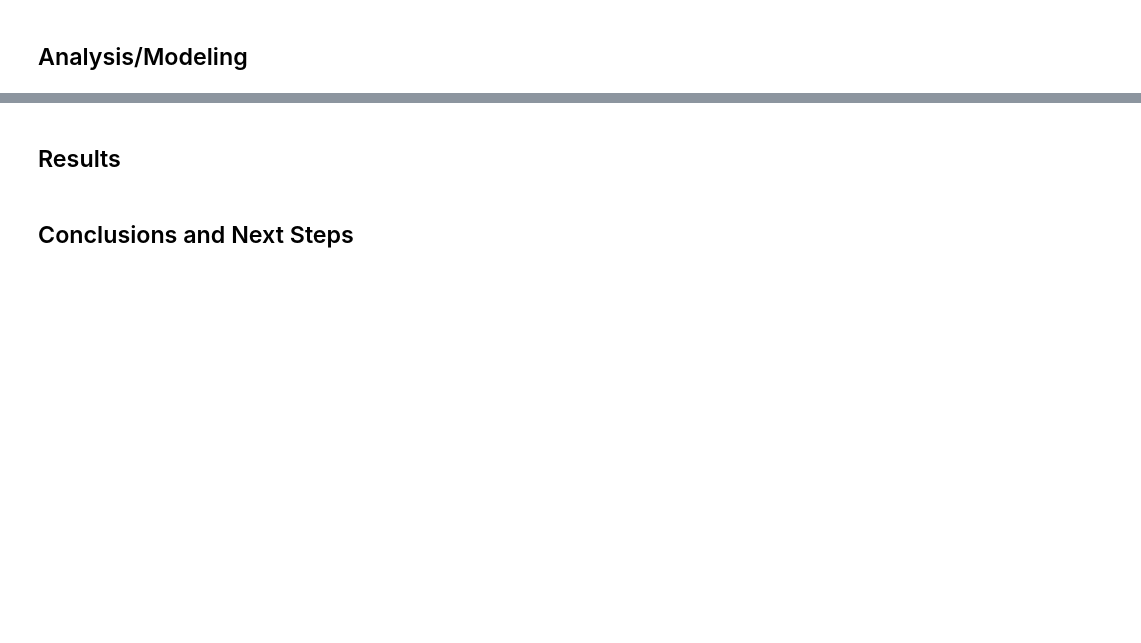
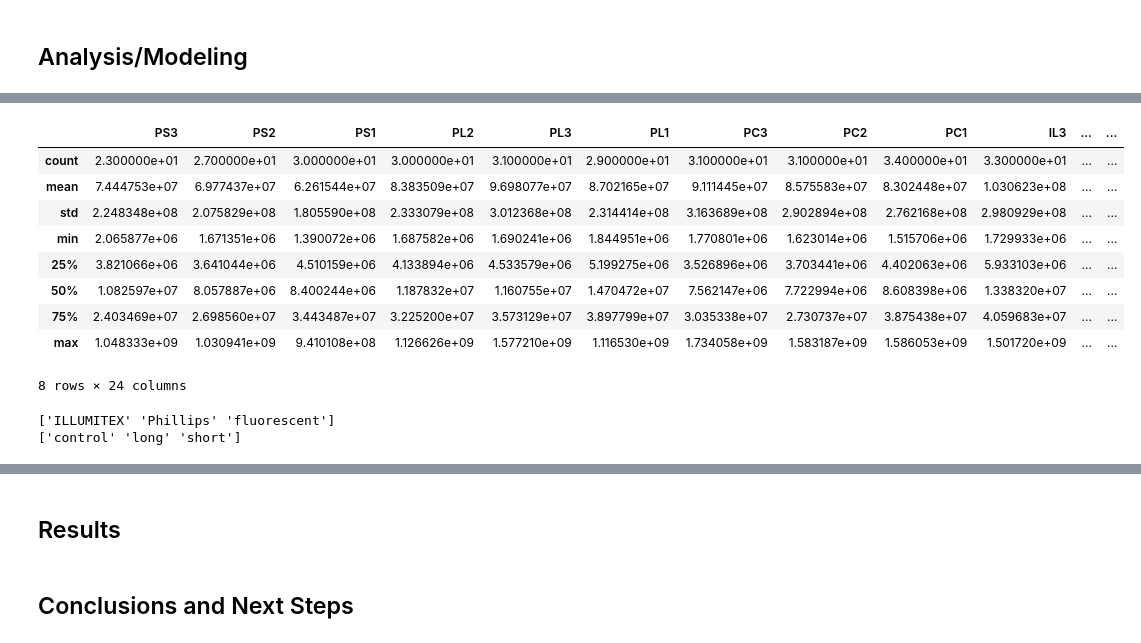
Before and after one commit to jimmyjamesarnold/flavor-data, a Jupyter notebook: Modeling Flavor Development on Conditions.ipynb, the cells around one changed output, grey strips where cells are left out. Saved outputs shown, nothing was run; the diff lists cells and outputs as text; code cells hidden in the pictures; blank space fills up the shorter version.

```diff
--- a/Modeling Flavor Development on Conditions.ipynb
+++ b/Modeling Flavor Development on Conditions.ipynb
@@ -46,0 +68,23 @@ First, I'll need to transform the categorical features, then I'll try fitting so
+# %%
+# Load gcms data
+gcms = pd.read_csv('20160501OB-UV-2 .csv')
+
+# drop RT and transpose with compound col as header
+gcms.drop(columns='RT', inplace=True)
+gcms2 = gcms.set_index('Compound').T
+gcms2.reset_index(inplace=True)
+gcms2.rename(columns={'index': 'Sample'}, inplace=True)
+df2 = pd.merge(gcms2, samples, how='outer', on='Sample')
+# %%
+gcms.describe()
+# %% [output]
+|  | PS3 | PS2 | PS1 | PL2 | PL3 | PL1 | PC3 | PC2 | PC1 | IL3 | ... | ... |
+| count | 2.300000e+01 | 2.700000e+01 | 3.000000e+01 | 3.000000e+01 | 3.100000e+01 | 2.900000e+01 | 3.100000e+01 | 3.100000e+01 | 3.400000e+01 | 3.300000e+01 | ... | ... |
+| mean | 7.444753e+07 | 6.977437e+07 | 6.261544e+07 | 8.383509e+07 | 9.698077e+07 | 8.702165e+07 | 9.111445e+07 | 8.575583e+07 | 8.302448e+07 | 1.030623e+08 | ... | ... |
+| std | 2.248348e+08 | 2.075829e+08 | 1.805590e+08 | 2.333079e+08 | 3.012368e+08 | 2.314414e+08 | 3.163689e+08 | 2.902894e+08 | 2.762168e+08 | 2.980929e+08 | ... | ... |
+| min | 2.065877e+06 | 1.671351e+06 | 1.390072e+06 | 1.687582e+06 | 1.690241e+06 | 1.844951e+06 | 1.770801e+06 | 1.623014e+06 | 1.515706e+06 | 1.729933e+06 | ... | ... |
+| 25% | 3.821066e+06 | 3.641044e+06 | 4.510159e+06 | 4.133894e+06 | 4.533579e+06 | 5.199275e+06 | 3.526896e+06 | 3.703441e+06 | 4.402063e+06 | 5.933103e+06 | ... | ... |
+| 50% | 1.082597e+07 | 8.057887e+06 | 8.400244e+06 | 1.187832e+07 | 1.160755e+07 | 1.470472e+07 | 7.562147e+06 | 7.722994e+06 | 8.608398e+06 | 1.338320e+07 | ... | ... |
+| 75% | 2.403469e+07 | 2.698560e+07 | 3.443487e+07 | 3.225200e+07 | 3.573129e+07 | 3.897799e+07 | 3.035338e+07 | 2.730737e+07 | 3.875438e+07 | 4.059683e+07 | ... | ... |
+| max | 1.048333e+09 | 1.030941e+09 | 9.410108e+08 | 1.126626e+09 | 1.577210e+09 | 1.116530e+09 | 1.734058e+09 | 1.583187e+09 | 1.586053e+09 | 1.501720e+09 | ... | ... |
+8 rows × 24 columns
@@ -46,0 +95,15 @@ First, I'll need to transform the categorical features, then I'll try fitting so
+# %%
+from sklearn.preprocessing import LabelEncoder, OrdinalEncoder
+le1 = LabelEncoder()
+le2 = LabelEncoder()
+
+X.loc[:,'Level 1'] = le1.fit_transform(X.loc[:,'Level 1'])
+X.loc[:,'Level 2'] = le2.fit_transform(X.loc[:,'Level 2'])
+
+print(le1.classes_)
+print(le2.classes_)
+
+X = X.values
+# %% [output]
+['ILLUMITEX' 'Phillips' 'fluorescent']
+['control' 'long' 'short']
```
Also changed, not shown: parts of 13 cells of this notebook, 42 other files.
